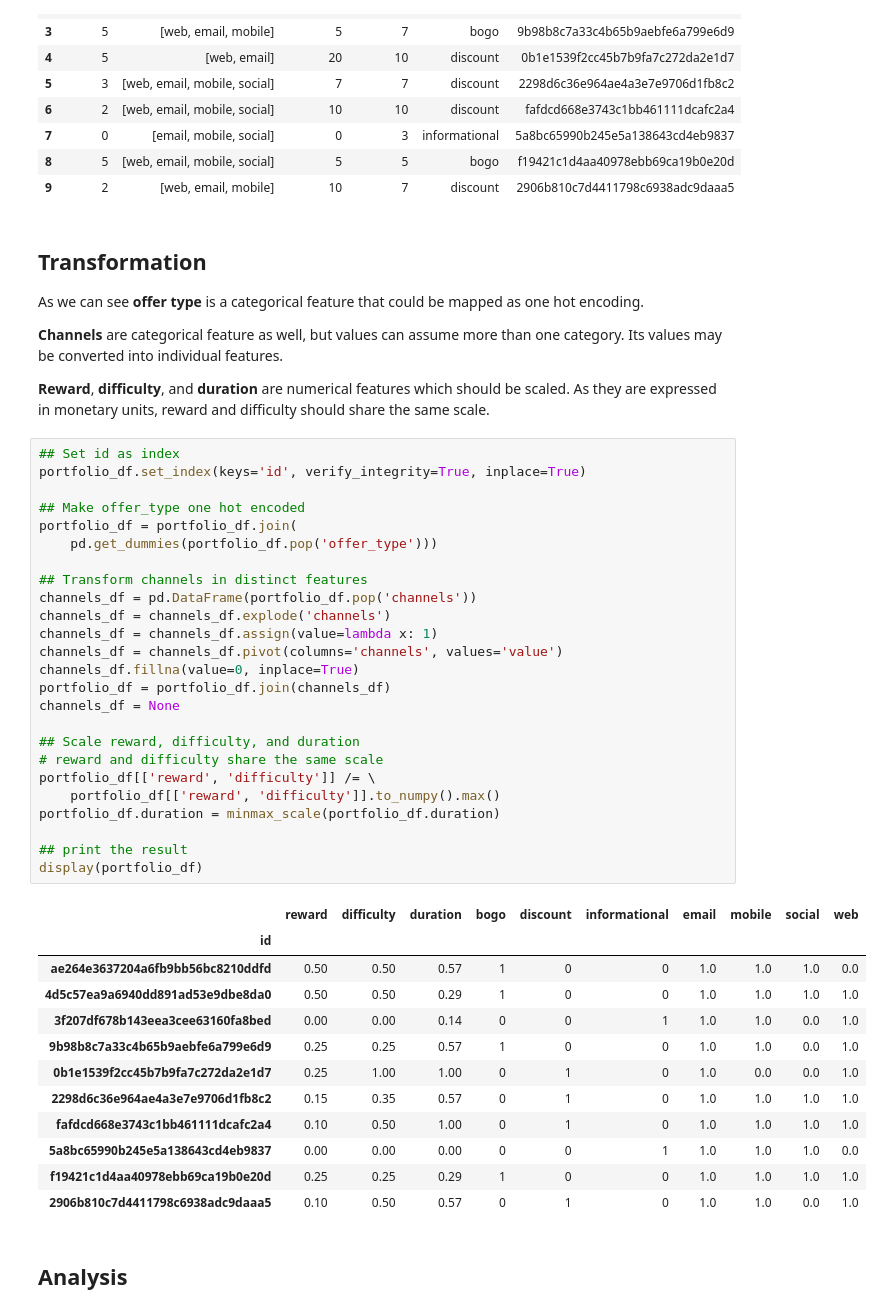
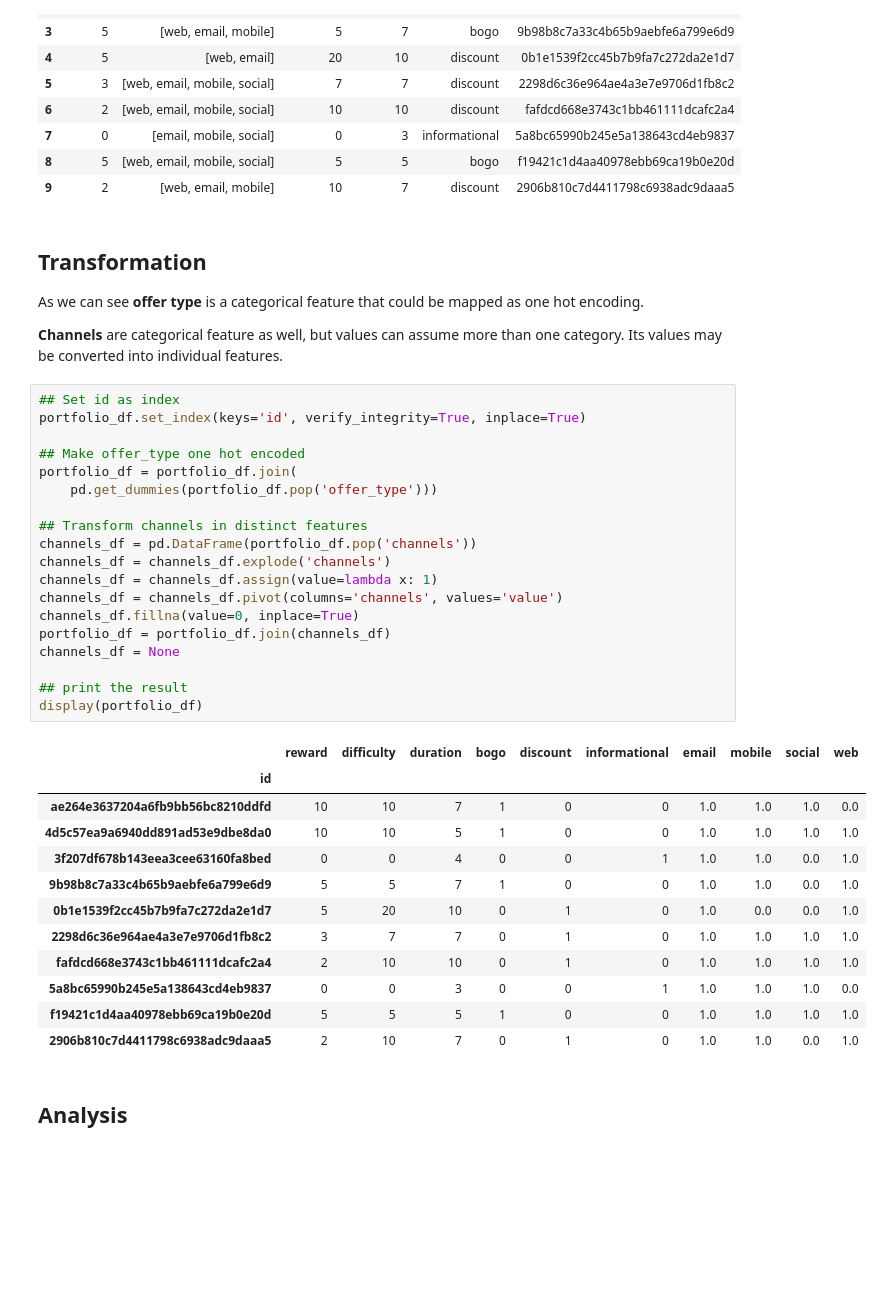
Before and after one commit to silviomori/udacity-machine-learning-capstone-starbucks, a Jupyter notebook: FeatureEngineering.ipynb, the cells around one changed output. Saved outputs shown, nothing was run; the diff lists cells and outputs as text; blank space fills up the shorter version.

```diff
--- a/FeatureEngineering.ipynb
+++ b/FeatureEngineering.ipynb
@@ -87,45 +80,37 @@ display(portfolio_df)
 As we can see **offer type** is a categorical feature that could be mapped as one hot encoding.
 
 **Channels** are categorical feature as well, but values can assume more than one category. Its values may be converted into individual features.
-
-**Reward**, **difficulty**, and **duration** are numerical features which should be scaled. As they are expressed in monetary units, reward and difficulty should share the same scale.
 # %%
 ## Set id as index
 portfolio_df.set_index(keys='id', verify_integrity=True, inplace=True)
 
 ## Make offer_type one hot encoded
 portfolio_df = portfolio_df.join(
     pd.get_dummies(portfolio_df.pop('offer_type')))
 
 ## Transform channels in distinct features
 channels_df = pd.DataFrame(portfolio_df.pop('channels'))
 channels_df = channels_df.explode('channels')
 channels_df = channels_df.assign(value=lambda x: 1)
 channels_df = channels_df.pivot(columns='channels', values='value')
 channels_df.fillna(value=0, inplace=True)
 portfolio_df = portfolio_df.join(channels_df)
 channels_df = None
 
-## Scale reward, difficulty, and duration
-# reward and difficulty share the same scale
-portfolio_df[['reward', 'difficulty']] /= \
-    portfolio_df[['reward', 'difficulty']].to_numpy().max()
-portfolio_df.duration = minmax_scale(portfolio_df.duration)
-
 ## print the result
 display(portfolio_df)
 # %% [output]
 |  | reward | difficulty | duration | bogo | discount | informational | email | mobile | social | web |
 | id |  |  |  |  |  |  |  |  |  |  |
-| ae264e3637204a6fb9bb56bc8210ddfd | 0.50 | 0.50 | 0.57 | 1 | 0 | 0 | 1.0 | 1.0 | 1.0 | 0.0 |
-| 4d5c57ea9a6940dd891ad53e9dbe8da0 | 0.50 | 0.50 | 0.29 | 1 | 0 | 0 | 1.0 | 1.0 | 1.0 | 1.0 |
-| 3f207df678b143eea3cee63160fa8bed | 0.00 | 0.00 | 0.14 | 0 | 0 | 1 | 1.0 | 1.0 | 0.0 | 1.0 |
-| 9b98b8c7a33c4b65b9aebfe6a799e6d9 | 0.25 | 0.25 | 0.57 | 1 | 0 | 0 | 1.0 | 1.0 | 0.0 | 1.0 |
-| 0b1e1539f2cc45b7b9fa7c272da2e1d7 | 0.25 | 1.00 | 1.00 | 0 | 1 | 0 | 1.0 | 0.0 | 0.0 | 1.0 |
-| 2298d6c36e964ae4a3e7e9706d1fb8c2 | 0.15 | 0.35 | 0.57 | 0 | 1 | 0 | 1.0 | 1.0 | 1.0 | 1.0 |
-| fafdcd668e3743c1bb461111dcafc2a4 | 0.10 | 0.50 | 1.00 | 0 | 1 | 0 | 1.0 | 1.0 | 1.0 | 1.0 |
-| 5a8bc65990b245e5a138643cd4eb9837 | 0.00 | 0.00 | 0.00 | 0 | 0 | 1 | 1.0 | 1.0 | 1.0 | 0.0 |
-| f19421c1d4aa40978ebb69ca19b0e20d | 0.25 | 0.25 | 0.29 | 1 | 0 | 0 | 1.0 | 1.0 | 1.0 | 1.0 |
-| 2906b810c7d4411798c6938adc9daaa5 | 0.10 | 0.50 | 0.57 | 0 | 1 | 0 | 1.0 | 1.0 | 0.0 | 1.0 |
+| ae264e3637204a6fb9bb56bc8210ddfd | 10 | 10 | 7 | 1 | 0 | 0 | 1.0 | 1.0 | 1.0 | 0.0 |
+| 4d5c57ea9a6940dd891ad53e9dbe8da0 | 10 | 10 | 5 | 1 | 0 | 0 | 1.0 | 1.0 | 1.0 | 1.0 |
+| 3f207df678b143eea3cee63160fa8bed | 0 | 0 | 4 | 0 | 0 | 1 | 1.0 | 1.0 | 0.0 | 1.0 |
+| 9b98b8c7a33c4b65b9aebfe6a799e6d9 | 5 | 5 | 7 | 1 | 0 | 0 | 1.0 | 1.0 | 0.0 | 1.0 |
+| 0b1e1539f2cc45b7b9fa7c272da2e1d7 | 5 | 20 | 10 | 0 | 1 | 0 | 1.0 | 0.0 | 0.0 | 1.0 |
+| 2298d6c36e964ae4a3e7e9706d1fb8c2 | 3 | 7 | 7 | 0 | 1 | 0 | 1.0 | 1.0 | 1.0 | 1.0 |
+| fafdcd668e3743c1bb461111dcafc2a4 | 2 | 10 | 10 | 0 | 1 | 0 | 1.0 | 1.0 | 1.0 | 1.0 |
+| 5a8bc65990b245e5a138643cd4eb9837 | 0 | 0 | 3 | 0 | 0 | 1 | 1.0 | 1.0 | 1.0 | 0.0 |
+| f19421c1d4aa40978ebb69ca19b0e20d | 5 | 5 | 5 | 1 | 0 | 0 | 1.0 | 1.0 | 1.0 | 1.0 |
+| 2906b810c7d4411798c6938adc9daaa5 | 2 | 10 | 7 | 0 | 1 | 0 | 1.0 | 1.0 | 0.0 | 1.0 |
 # %% [markdown]
 ## Analysis
```
Also changed, not shown: parts of 48 cells of this notebook, 1 other file.
